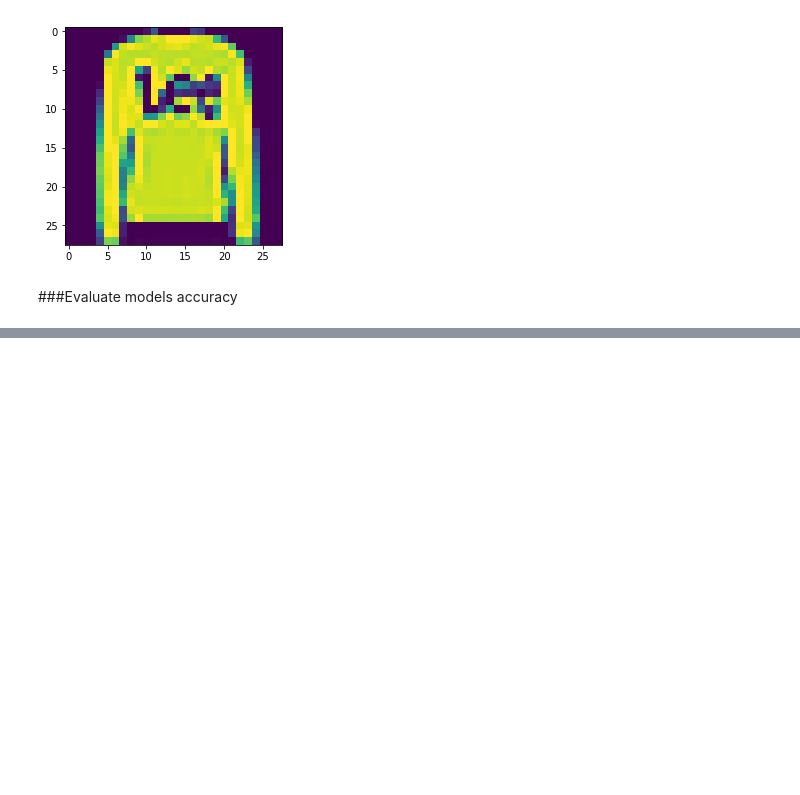
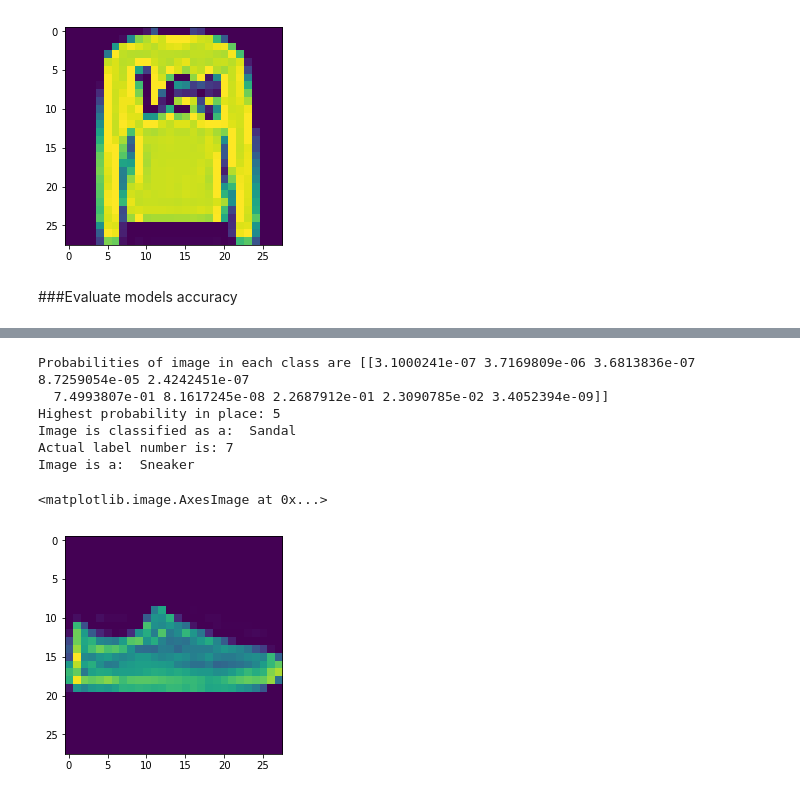
Before and after one commit to dpanagop/ML_and_AI_examples, a Jupyter notebook: Example of image classification with neural network.ipynb, the cells around one changed output, grey strips where cells are left out. Cells and saved outputs as stored; diff of their text form; code cells hidden in the pictures; blank space fills up the shorter version.

```diff
--- a/Example of image classification with neural network.ipynb
+++ b/Example of image classification with neural network.ipynb
@@ -134,0 +130,17 @@ Test accuracy: 0.3568166055083275
+# %%
+prediction=model.predict(test_images[12].reshape(1, 28, 28))
+print("Probabilities of image in each class are",prediction)
+print("Highest probability in place:", prediction.argmax())
+print("Image is classified as a: ",class_names[prediction.argmax()])
+print("Actual label number is:",test_labels[12])
+print("Image is a: ",class_names[test_labels[12]])
+plt.imshow(test_images[12])
+# %% [output]
+Probabilities of image in each class are [[3.1000241e-07 3.7169809e-06 3.6813836e-07 8.7259054e-05 2.4242451e-07
+  7.4993807e-01 8.1617245e-08 2.2687912e-01 2.3090785e-02 3.4052394e-09]]
+Highest probability in place: 5
+Image is classified as a:  Sandal
+Actual label number is: 7
+Image is a:  Sneaker
+<matplotlib.image.AxesImage at 0x...>
+[figure, added]
```
Also changed, not shown: parts of 5 cells of this notebook.
